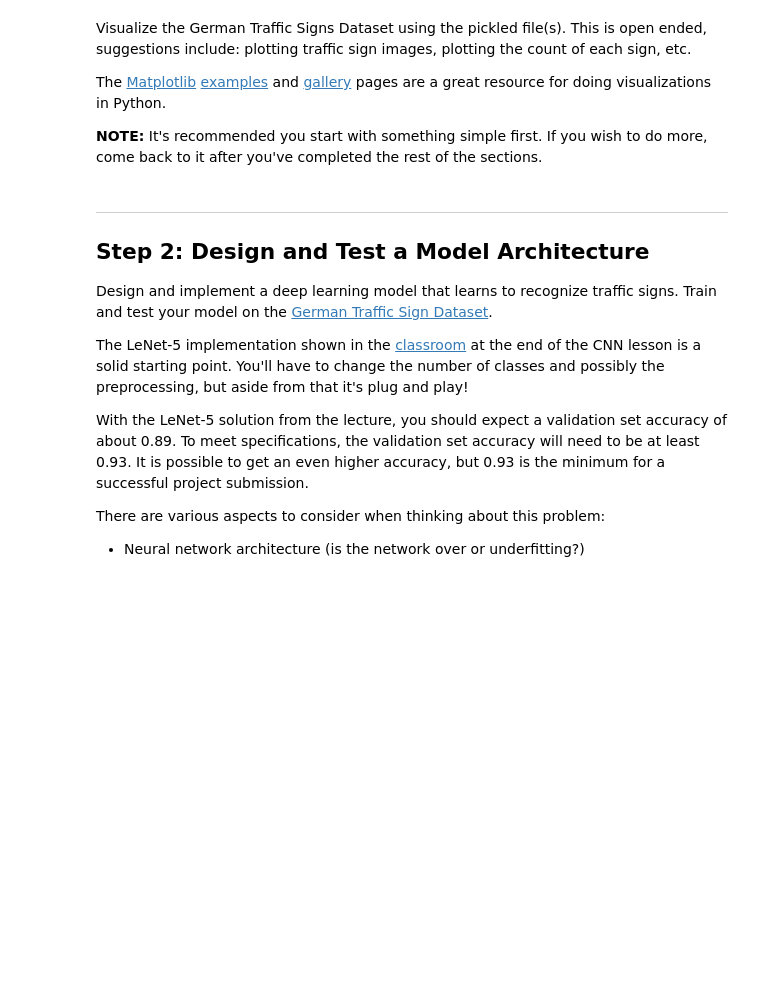
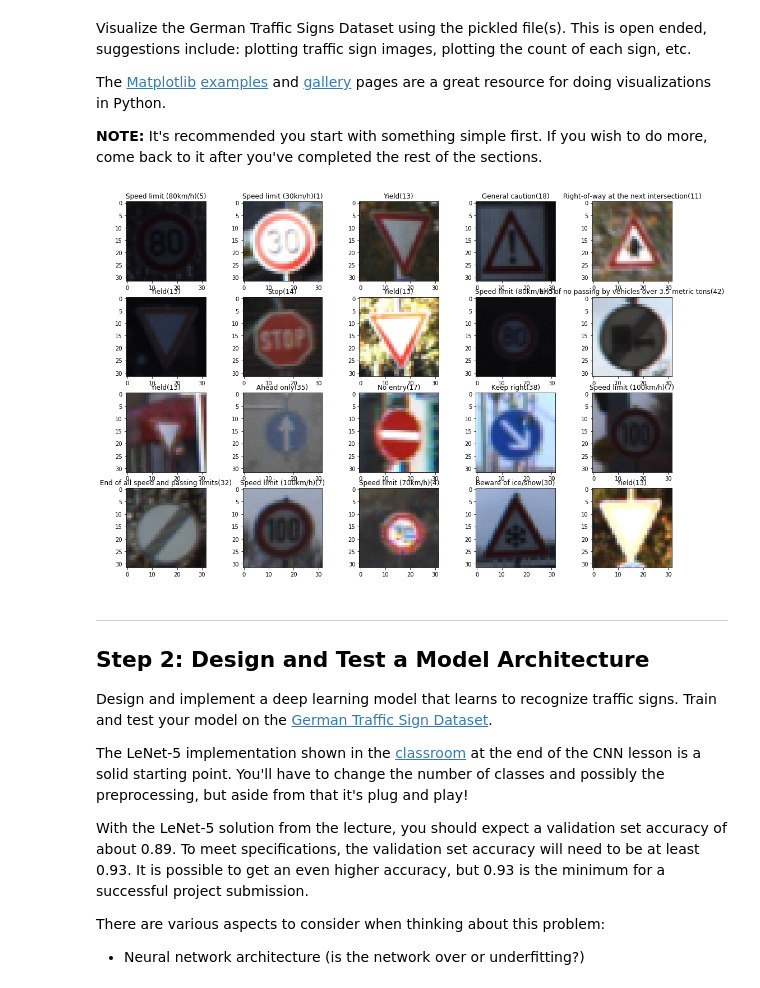
Before and after one commit to aponamarev/CarND-Traffic-Sign-Classifier-Project, a Jupyter notebook: Traffic_Sign_Classifier.ipynb, the cells around one changed output. Saved outputs shown, nothing was run; the diff lists cells and outputs as text; code cells hidden in the pictures; blank space fills up the shorter version.

```diff
--- a/Traffic_Sign_Classifier.ipynb
+++ b/Traffic_Sign_Classifier.ipynb
@@ -82,3 +92,14 @@ Number of training examples = 34799
 Number of testing examples = 12630
 Image data shape = (32, 32, 3)
 Number of classes = 43
+# %%
+train_class_stats = np.zeros(n_classes, dtype=np.int)
+for l in y_train:
+    train_class_stats[l]+=1
+train_class_ranking = train_class_stats.argsort()
+print("Bottom5 classes with the most samples:")
+for i in range(5):
+    print("Class {} contains {} samples".format(train_class_ranking[i], train_class_stats[train_class_ranking[i]]))
+print("Top5 classes with the most samples:")
+for i in reversed(range(len(train_class_stats)-5, len(train_class_stats))):
+    print("Class {} contains {} samples".format(train_class_ranking[i], train_class_stats[train_class_ranking[i]]))
@@ -93,9 +127,28 @@ The [Matplotlib](http://matplotlib.org/) [examples](http://matplotlib.org/exampl
 # %%
 ### Data exploration visualization code goes here.
 ### Feel free to use as many code cells as needed.
 import matplotlib.pyplot as plt
 # Visualizations will be shown in the notebook.
 %matplotlib inline
+import cv2
+import pandas as pd
+
+def visualize_signs(signs, ids):
+    n_imgs = len(signs)
+    rows = int(n_imgs**0.5)
+    columns = rows +1 if n_imgs-rows**2>0 else 0
+
+    titles = pd.read_csv("signnames.csv")
+    f = plt.figure(figsize=(18,12))
+    position = 0
+    for img, i in zip(signs, ids):
+        position+=1
+        f.add_subplot(rows, columns,position).set_title(titles.SignName[i]+"({})".format(i))
+        plt.imshow(img)
+
+visualize_signs(X_train[:20], y_train[:20])
+# %% [output]
+[figure, added]
 # %% [markdown]
 ----
 
```
Also changed, not shown: parts of 21 cells of this notebook.
